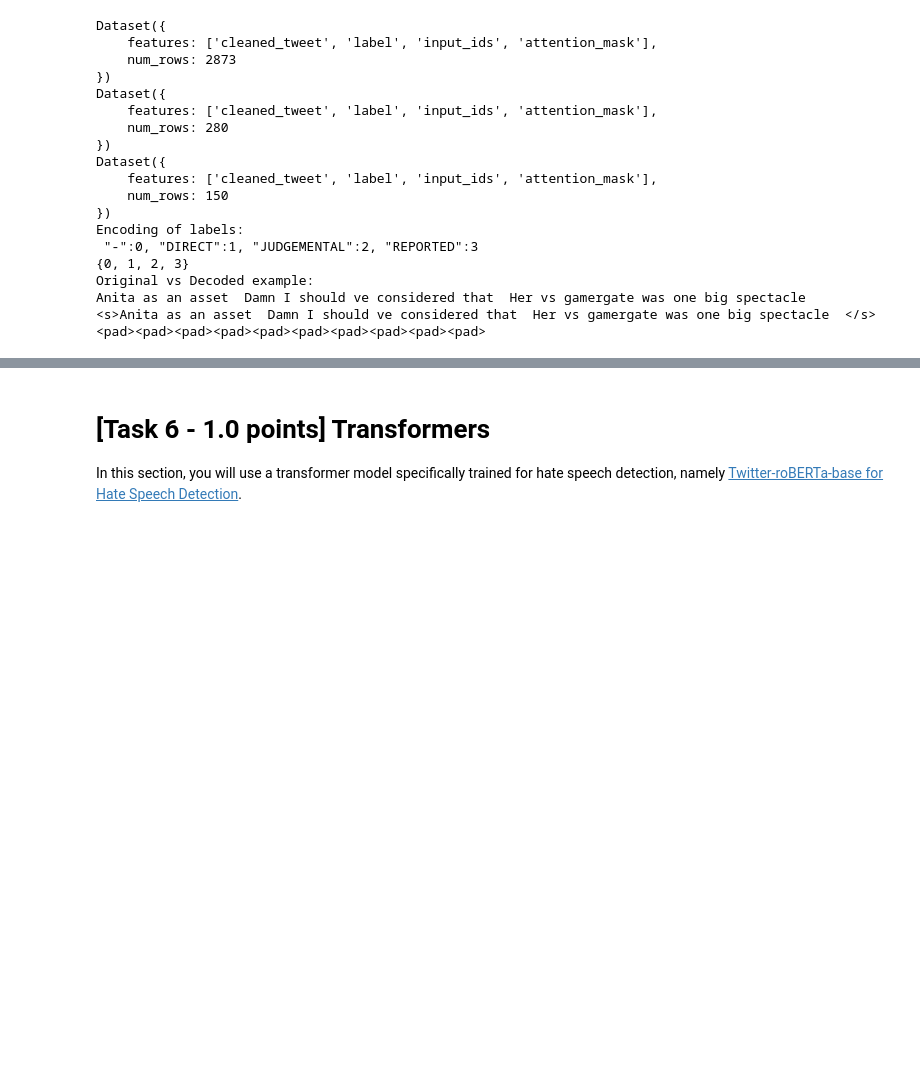
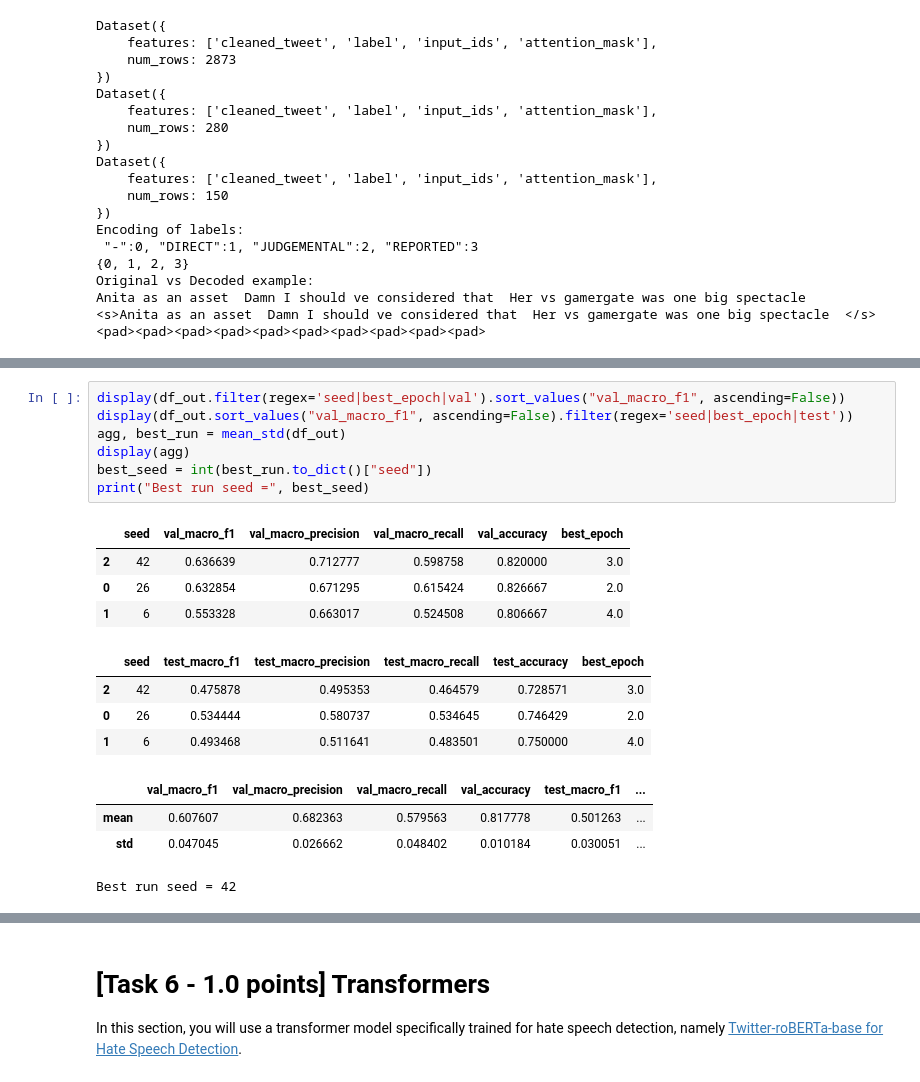
Before and after one commit to 26leonardo/NLP_project, a Jupyter notebook: BILLI/Assignment1-2526.ipynb, the cells around one changed output, grey strips where cells are left out. Drawn from its saved outputs; the diff is of its cells as text; blank space fills up the shorter version.

```diff
--- a/BILLI/Assignment1-2526.ipynb
+++ b/BILLI/Assignment1-2526.ipynb
@@ -1032,0 +1311,20 @@ NameError: name 'trainer' is not defined
+# %%
+display(df_out.filter(regex='seed|best_epoch|val').sort_values("val_macro_f1", ascending=False))
+display(df_out.sort_values("val_macro_f1", ascending=False).filter(regex='seed|best_epoch|test'))
+agg, best_run = mean_std(df_out)
+display(agg)
+best_seed = int(best_run.to_dict()["seed"])
+print("Best run seed =", best_seed)
+# %% [output]
+|  | seed | val_macro_f1 | val_macro_precision | val_macro_recall | val_accuracy | best_epoch |
+| 2 | 42 | 0.636639 | 0.712777 | 0.598758 | 0.820000 | 3.0 |
+| 0 | 26 | 0.632854 | 0.671295 | 0.615424 | 0.826667 | 2.0 |
+| 1 | 6 | 0.553328 | 0.663017 | 0.524508 | 0.806667 | 4.0 |
+|  | seed | test_macro_f1 | test_macro_precision | test_macro_recall | test_accuracy | best_epoch |
+| 2 | 42 | 0.475878 | 0.495353 | 0.464579 | 0.728571 | 3.0 |
+| 0 | 26 | 0.534444 | 0.580737 | 0.534645 | 0.746429 | 2.0 |
+| 1 | 6 | 0.493468 | 0.511641 | 0.483501 | 0.750000 | 4.0 |
+|  | val_macro_f1 | val_macro_precision | val_macro_recall | val_accuracy | test_macro_f1 | ... |
+| mean | 0.607607 | 0.682363 | 0.579563 | 0.817778 | 0.501263 | ... |
+| std | 0.047045 | 0.026662 | 0.048402 | 0.010184 | 0.030051 | ... |
+Best run seed = 42
```
Also changed, not shown: parts of 13 cells of this notebook, 1 other file.
